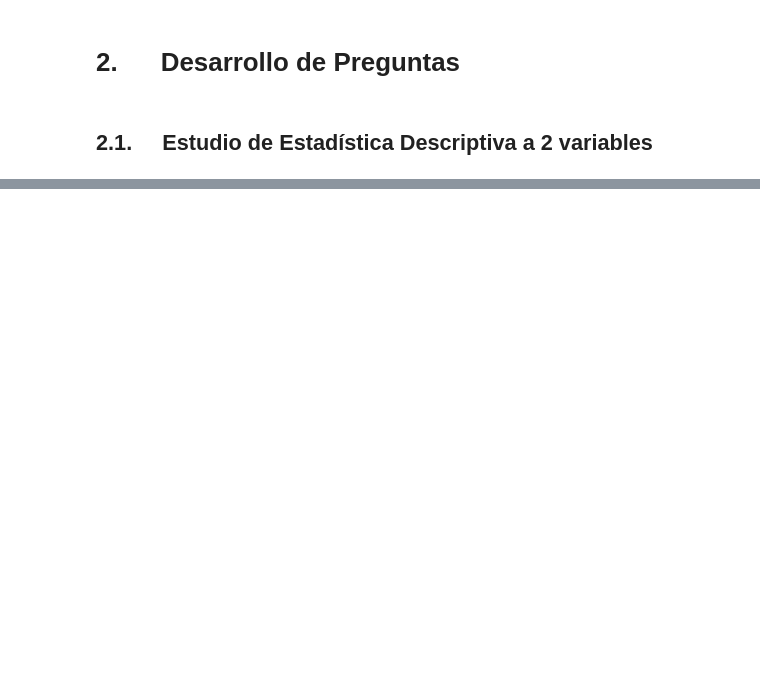
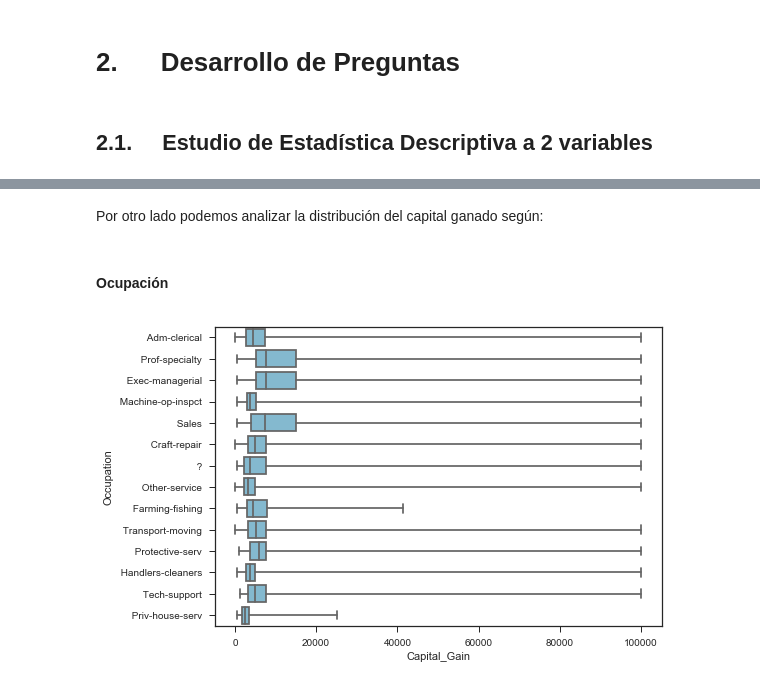
Before and after one commit to avberrio/Tarea1_AID, a Jupyter notebook: Tarea1.ipynb, the cells around one changed output, grey strips where cells are left out. Saved outputs shown, nothing was run; the diff lists cells and outputs as text; code cells hidden in the pictures; blank space fills up the shorter version.

```diff
--- a/Tarea1.ipynb
+++ b/Tarea1.ipynb
@@ -49,0 +119,9 @@ df_quantitative = df.select_dtypes(exclude=['object'])
+# %% [markdown]
+Por otro lado podemos analizar la distribución del capital ganado según:
+# %% [markdown]
+#### Ocupación
+# %%
+sns.set(style="ticks", palette="muted", color_codes=True)
+ax = sns.boxplot(x="Capital_Gain", y="Occupation", data=df_capital_gain_not_zero, whis=np.inf, color="c")
+# %% [output]
+[figure, added]
```
Also changed, not shown: parts of 28 cells of this notebook, 1 other file.
